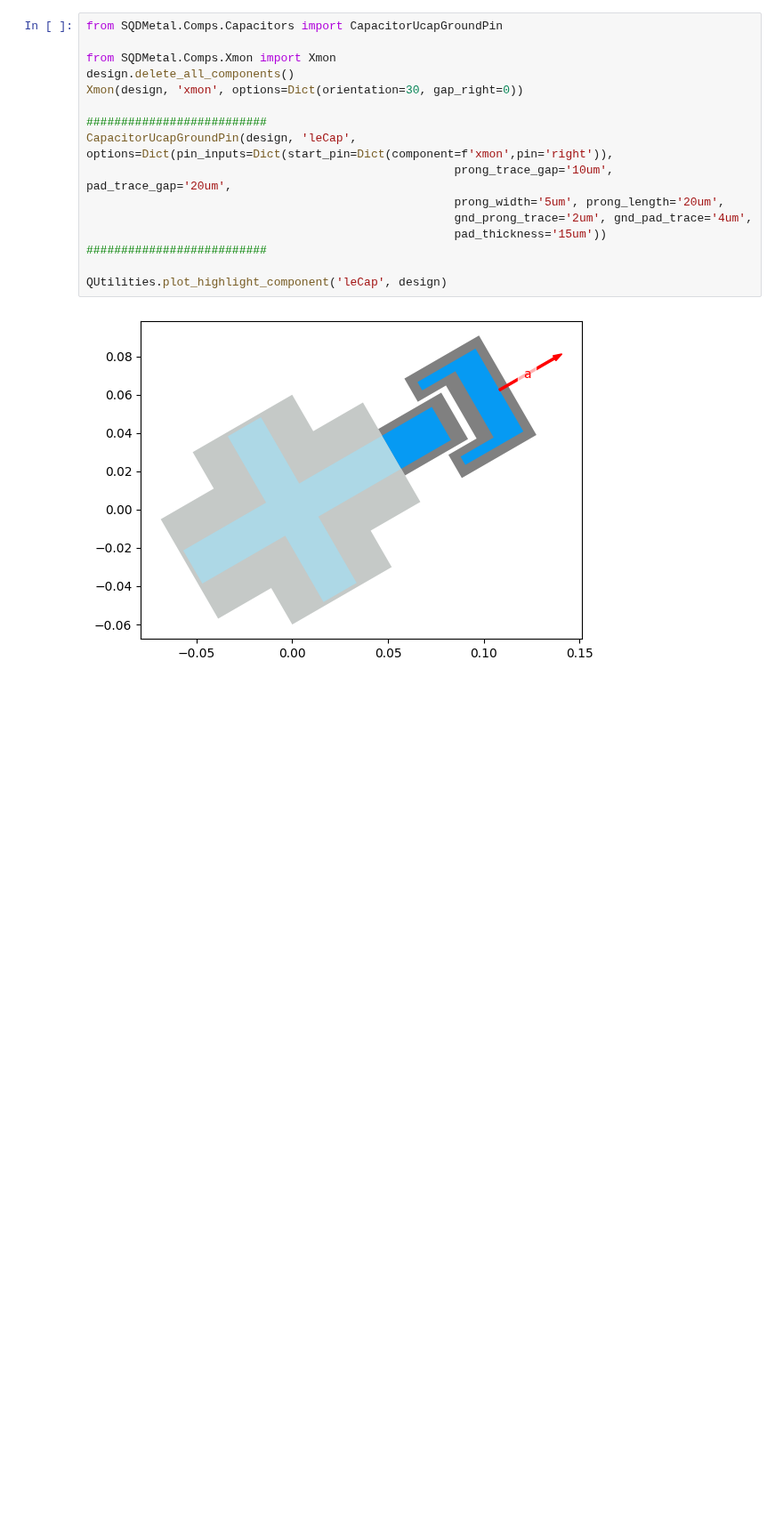
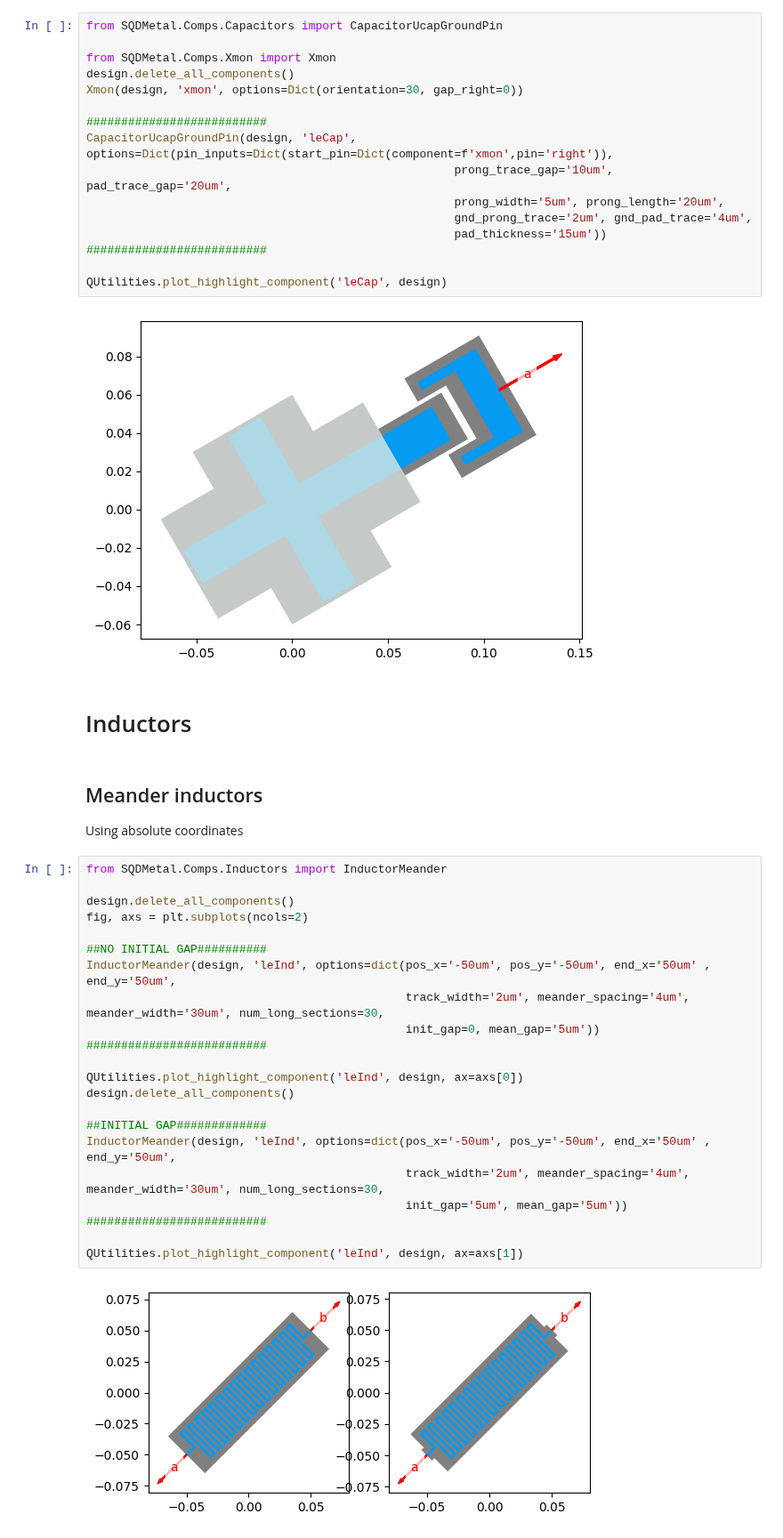
Before and after one commit to sqdlab/SQDMetal, a Jupyter notebook: docs/User/Comps_All.ipynb, the cells around one changed output. Shown at 89% size. Drawn from its saved outputs; the diff is of its cells as text; blank space fills up the shorter version.

Commit message:
Added inductors to the demo gallery (incl. fixed links) and added InductorMeanderPinPin.

```diff
--- a/docs/User/Comps_All.ipynb
+++ b/docs/User/Comps_All.ipynb
@@ -312,3 +315,33 @@ CapacitorUcapGroundPin(design, 'leCap', options=Dict(pin_inputs=Dict(start_pin=D
 QUtilities.plot_highlight_component('leCap', design)
 # %% [output]
 [figure]
+# %% [markdown]
+# Inductors  <a class="anchor" id="ind"></a>
+# %% [markdown]
+## Meander inductors  <a class="anchor" id="ind-mean"></a>
+
+Using absolute coordinates
+# %%
+from SQDMetal.Comps.Inductors import InductorMeander
+
+design.delete_all_components()
+fig, axs = plt.subplots(ncols=2)
+
+##NO INITIAL GAP##########
+InductorMeander(design, 'leInd', options=dict(pos_x='-50um', pos_y='-50um', end_x='50um' , end_y='50um',
+                                              track_width='2um', meander_spacing='4um', meander_width='30um', num_long_sections=30,
+                                              init_gap=0, mean_gap='5um'))
+##########################
+
+QUtilities.plot_highlight_component('leInd', design, ax=axs[0])
+design.delete_all_components()
+
+##INITIAL GAP#############
+InductorMeander(design, 'leInd', options=dict(pos_x='-50um', pos_y='-50um', end_x='50um' , end_y='50um',
+                                              track_width='2um', meander_spacing='4um', meander_width='30um', num_long_sections=30,
+                                              init_gap='5um', mean_gap='5um'))
+##########################
+
+QUtilities.plot_highlight_component('leInd', design, ax=axs[1])
+# %% [output]
+[figure, added]
```
Also changed, not shown: parts of 13 cells of this notebook, 2 other files.
